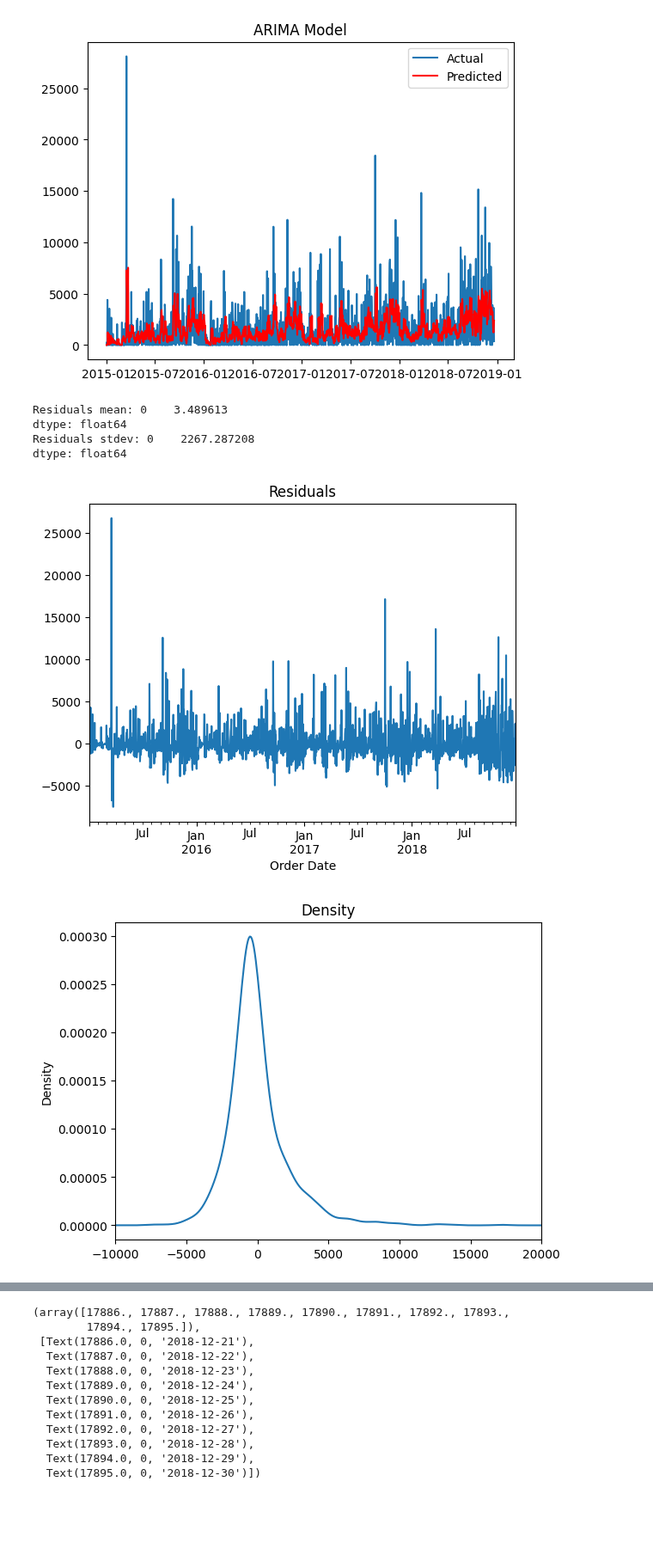
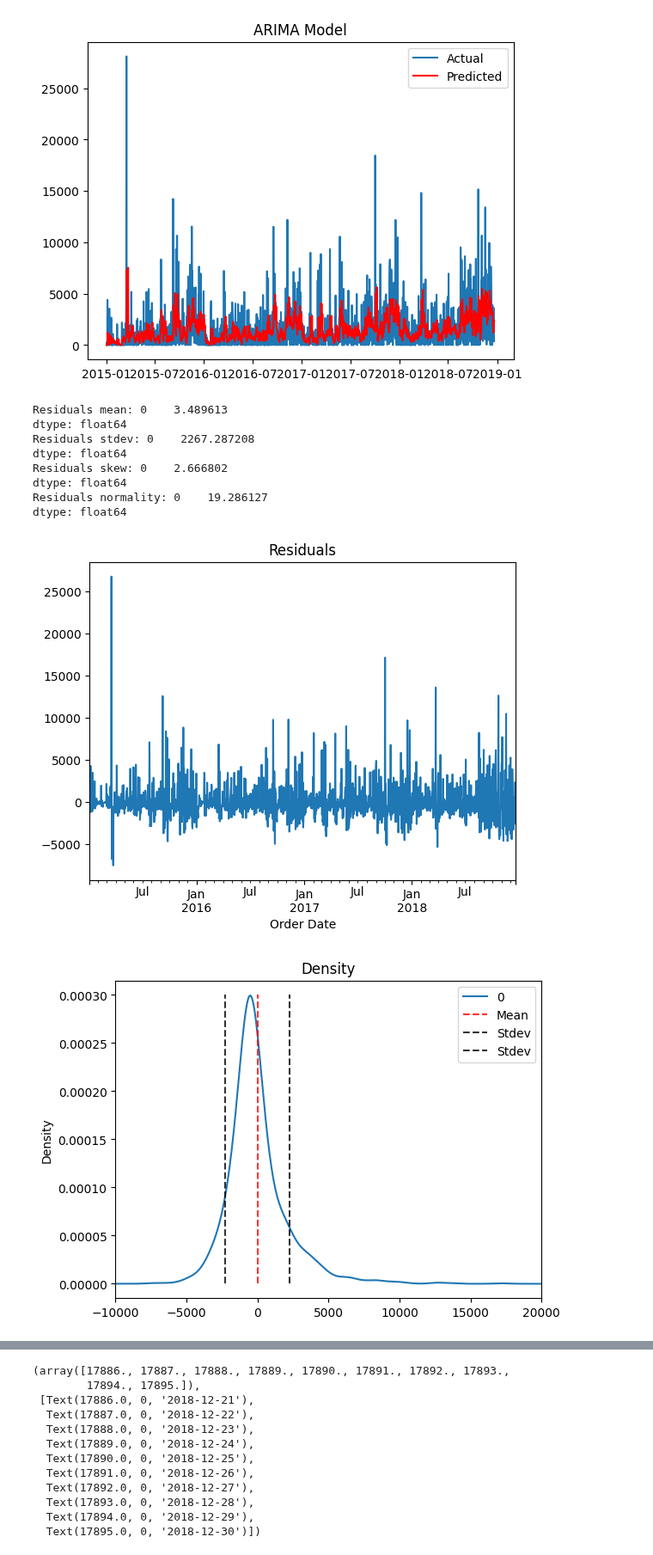
Before and after one commit to MrIsCM/DataProjects, a Jupyter notebook: P1_Sales_DA/predictions.ipynb, the cells around one changed output, grey strips where cells are left out. Shown at 86% size. Saved outputs shown, nothing was run; the diff lists cells and outputs as text; code cells hidden in the pictures; blank space fills up the shorter version.

Commit message:
Residuals density manipulation

```diff
--- a/P1_Sales_DA/predictions.ipynb
+++ b/P1_Sales_DA/predictions.ipynb
@@ -79,19 +78,41 @@ plt.legend()
 # %% [output]
 <matplotlib.legend.Legend at 0x...>
 [figure]
-# %%
-residuals = pd.DataFrame(model_fit.resid)
-residuals.plot(legend=False, title='Residuals')
-
-residuals.plot(kind='density', title='Density', legend=False)
-plt.xlim(-10000, 20000)
-
-print(f"Residuals mean: {residuals.mean()}")
-print(f"Residuals stdev: {residuals.std()}")
-# %% [output]
-Residuals mean: 0    3.489613
-dtype: float64
-Residuals stdev: 0    2267.287208
-dtype: float64
-[figure, removed]
-[figure, removed]
+# %%
+residuals = pd.DataFrame(model_fit.resid)
+residuals.plot(legend=False, title='Residuals')
+
+residuals.plot(kind='density', title='Density', legend=False)
+plt.xlim(-10000, 20000)
+plt.vlines(residuals.mean(), 0, 0.0003, colors='red', linestyles='dashed', alpha=0.8, label='Mean')
+plt.vlines(residuals.std(), 0, 0.0003, colors='black', linestyles='dashed', alpha=0.8, label='Stdev')
+plt.vlines(-residuals.std(), 0, 0.0003, colors='black', linestyles='dashed', alpha=0.8, label='Stdev')
+
+plt.legend()
+
+# Define the number of bins
+num_bins = 100
+
+# Calculate the histogram of residuals
+residuals_bins, bin_edges = np.histogram(residuals, bins=num_bins)
+
+# Print the histogram bins
+print(residuals_bins)
+max_bin_index = np.argmax(residuals_bins)
+max_bin_edges = bin_edges[max_bin_index:max_bin_index+2]
+
+print(f"Residuals mean: {residuals.mean()}")
+print(f"Residuals stdev: {residuals.std()}")
+print(f"Residuals skew: {residuals.skew()}")
+print(f"Residuals normality: {residuals.kurtosis()}")
+# %% [output]
+Residuals mean: 0    3.489613
+dtype: float64
+Residuals stdev: 0    2267.287208
+dtype: float64
+Residuals skew: 0    2.666802
+dtype: float64
+Residuals normality: 0    19.286127
+dtype: float64
+[figure, added]
+[figure, added]
```
Also changed, not shown: parts of 3 cells of this notebook.
